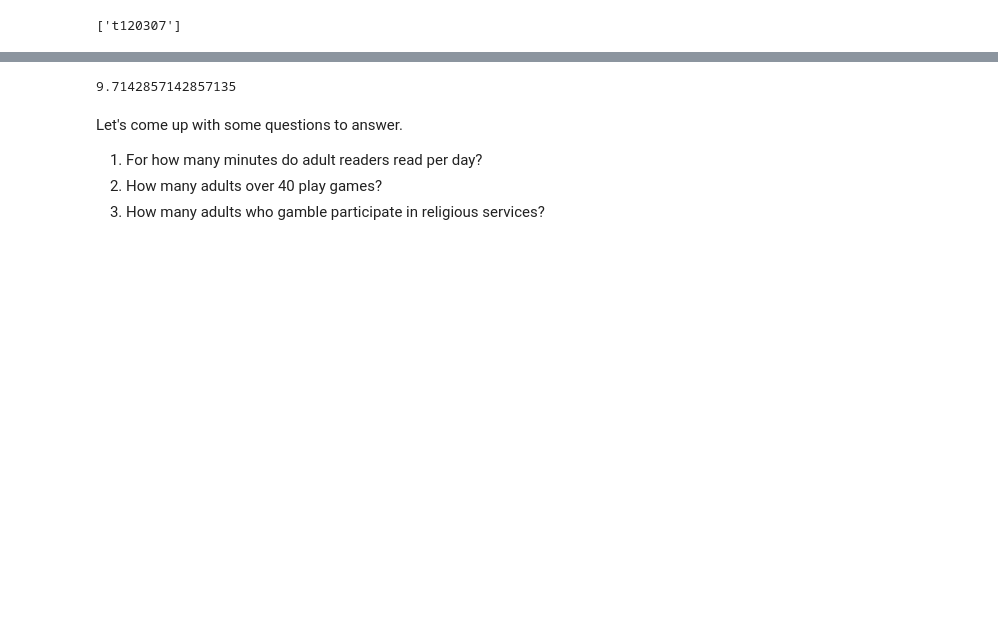
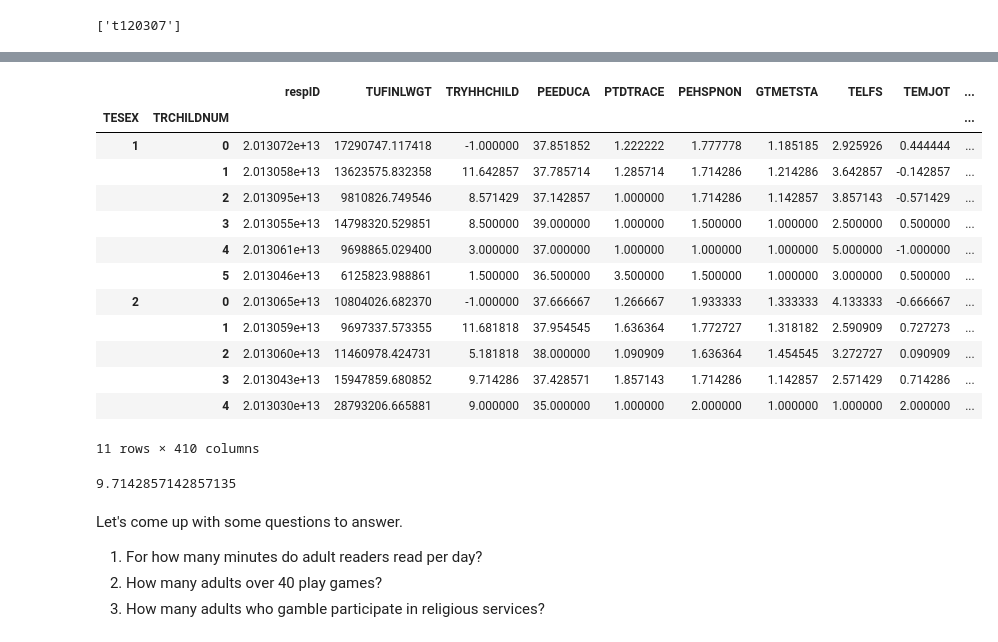
Before and after one commit to tiyd-python-2015-01/atus-analysis, a Jupyter notebook: Atus Homework.ipynb, the cells around one changed output, grey strips where cells are left out. Cells and saved outputs as stored; diff of their text form; code cells hidden in the pictures; blank space fills up the shorter version.

```diff
--- a/Atus Homework.ipynb
+++ b/Atus Homework.ipynb
@@ -89,7 +108,26 @@ group = summary.groupby(["TEAGE", "TESEX", "TRCHILDNUM"])
 # %%
-group.mean().xs(18).xs(2).xs(3)["TRYHHCHILD"]
+group.mean().xs(18)
 # %% [output]
+|  |  | respID | TUFINLWGT | TRYHHCHILD | PEEDUCA | PTDTRACE | PEHSPNON | GTMETSTA | TELFS | TEMJOT | ... |
+| TESEX | TRCHILDNUM |  |  |  |  |  |  |  |  |  | ... |
+| 1 | 0 | 2.013072e+13 | 17290747.117418 | -1.000000 | 37.851852 | 1.222222 | 1.777778 | 1.185185 | 2.925926 | 0.444444 | ... |
+|  | 1 | 2.013058e+13 | 13623575.832358 | 11.642857 | 37.785714 | 1.285714 | 1.714286 | 1.214286 | 3.642857 | -0.142857 | ... |
+|  | 2 | 2.013095e+13 | 9810826.749546 | 8.571429 | 37.142857 | 1.000000 | 1.714286 | 1.142857 | 3.857143 | -0.571429 | ... |
+|  | 3 | 2.013055e+13 | 14798320.529851 | 8.500000 | 39.000000 | 1.000000 | 1.500000 | 1.000000 | 2.500000 | 0.500000 | ... |
+|  | 4 | 2.013061e+13 | 9698865.029400 | 3.000000 | 37.000000 | 1.000000 | 1.000000 | 1.000000 | 5.000000 | -1.000000 | ... |
+|  | 5 | 2.013046e+13 | 6125823.988861 | 1.500000 | 36.500000 | 3.500000 | 1.500000 | 1.000000 | 3.000000 | 0.500000 | ... |
+| 2 | 0 | 2.013065e+13 | 10804026.682370 | -1.000000 | 37.666667 | 1.266667 | 1.933333 | 1.333333 | 4.133333 | -0.666667 | ... |
+|  | 1 | 2.013059e+13 | 9697337.573355 | 11.681818 | 37.954545 | 1.636364 | 1.772727 | 1.318182 | 2.590909 | 0.727273 | ... |
+|  | 2 | 2.013060e+13 | 11460978.424731 | 5.181818 | 38.000000 | 1.090909 | 1.636364 | 1.454545 | 3.272727 | 0.090909 | ... |
+|  | 3 | 2.013043e+13 | 15947859.680852 | 9.714286 | 37.428571 | 1.857143 | 1.714286 | 1.142857 | 2.571429 | 0.714286 | ... |
+|  | 4 | 2.013030e+13 | 28793206.665881 | 9.000000 | 35.000000 | 1.000000 | 2.000000 | 1.000000 | 1.000000 | 2.000000 | ... |
-9.7142857142857135
+11 rows × 410 columns
+# %%
+"""Take this groupby object, create a group of adult woman with three children,
+   and find the mean age of the youngest child."""
+group.mean().xs(18).xs(2).xs(3)["TRYHHCHILD"]
+# %% [output]
+9.7142857142857135
 # %% [markdown]
 Let's come up with some questions to answer.
 
```
Also changed, not shown: parts of 2 cells of this notebook, 1 other file.
